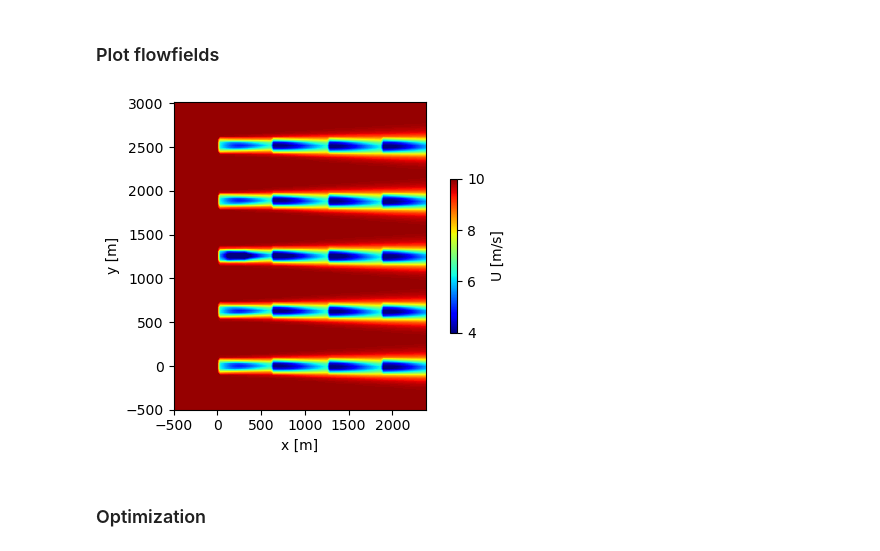
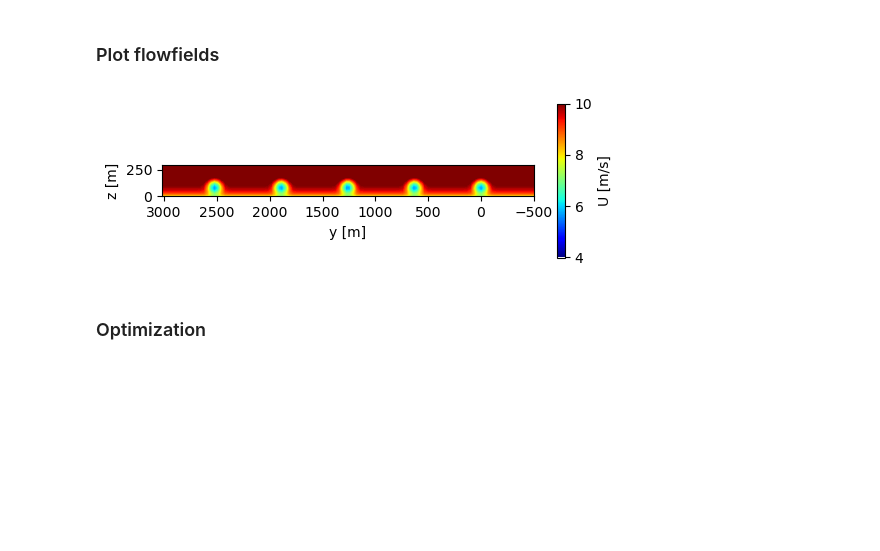
Before and after one commit to chrisosse/TouchWind_Optimization_Framework, a Jupyter notebook: framework_test.ipynb, the cells around one changed output. Saved outputs shown, nothing was run; the diff lists cells and outputs as text; code cells hidden in the pictures; blank space fills up the shorter version.

Commit message:
Add documentation to visualization

```diff
--- a/framework_test.ipynb
+++ b/framework_test.ipynb
@@ -137,11 +137,12 @@ for case in cases:
 # %%
 viz.plot_velocity_field(
     model,
     custom_case_1,
-    plane='Z',
-)
+    component='U',
+    plane='X',
+);
 # %% [output]
-[figure, old version]
+[figure, new version]
 # %% [markdown]
 ### Optimization
 # %%
```
Also changed, not shown: parts of 3 cells of this notebook, 2 other files.
